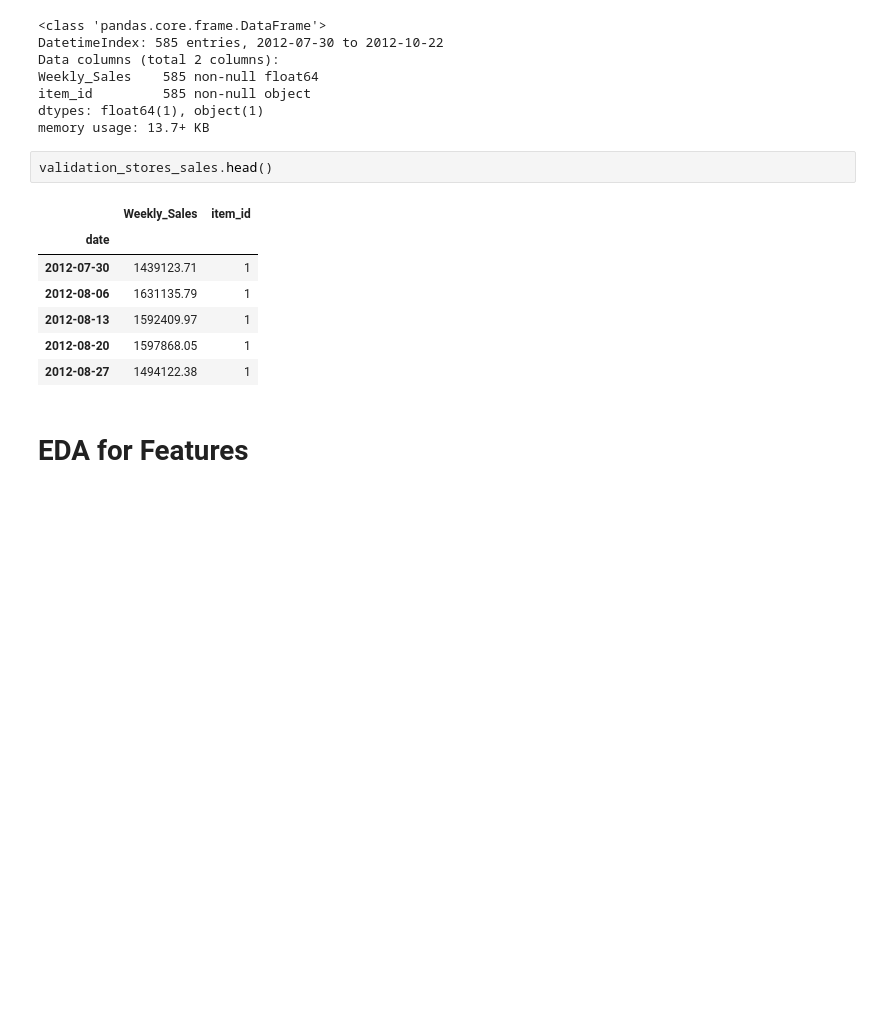
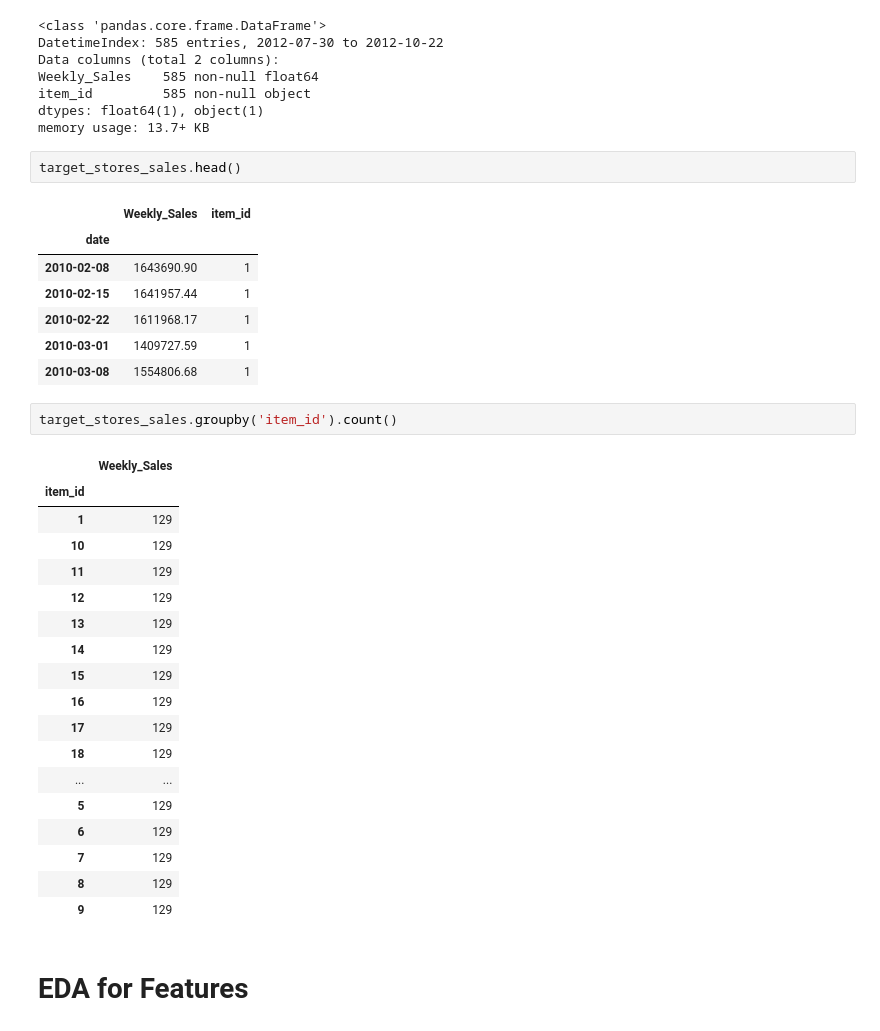
Before and after one commit to gonsoomoon-ml/Forecast, a Jupyter notebook: WalmartSale/0.LookAt_RawData.ipynb, the cells around one changed output. Drawn from its saved outputs; the diff is of its cells as text; blank space fills up the shorter version.

```diff
--- a/WalmartSale/0.LookAt_RawData.ipynb
+++ b/WalmartSale/0.LookAt_RawData.ipynb
@@ -212,15 +230,36 @@ item_id         585 non-null object
 dtypes: float64(1), object(1)
 memory usage: 13.7+ KB
 # %%
-validation_stores_sales.head()
+target_stores_sales.head()
 # %% [output]
 |  | Weekly_Sales | item_id |
 | date |  |  |
-| 2012-07-30 | 1439123.71 | 1 |
-| 2012-08-06 | 1631135.79 | 1 |
-| 2012-08-13 | 1592409.97 | 1 |
-| 2012-08-20 | 1597868.05 | 1 |
-| 2012-08-27 | 1494122.38 | 1 |
+| 2010-02-08 | 1643690.90 | 1 |
+| 2010-02-15 | 1641957.44 | 1 |
+| 2010-02-22 | 1611968.17 | 1 |
+| 2010-03-01 | 1409727.59 | 1 |
+| 2010-03-08 | 1554806.68 | 1 |
+# %%
+target_stores_sales.groupby('item_id').count()
+# %% [output]
+|  | Weekly_Sales |
+| item_id |  |
+| 1 | 129 |
+| 10 | 129 |
+| 11 | 129 |
+| 12 | 129 |
+| 13 | 129 |
+| 14 | 129 |
+| 15 | 129 |
+| 16 | 129 |
+| 17 | 129 |
+| 18 | 129 |
+| ... | ... |
+| 5 | 129 |
+| 6 | 129 |
+| 7 | 129 |
+| 8 | 129 |
+| 9 | 129 |
 # %% [markdown]
 # EDA for Features
 # %%
```
Also changed, not shown: parts of 15 cells of this notebook.
